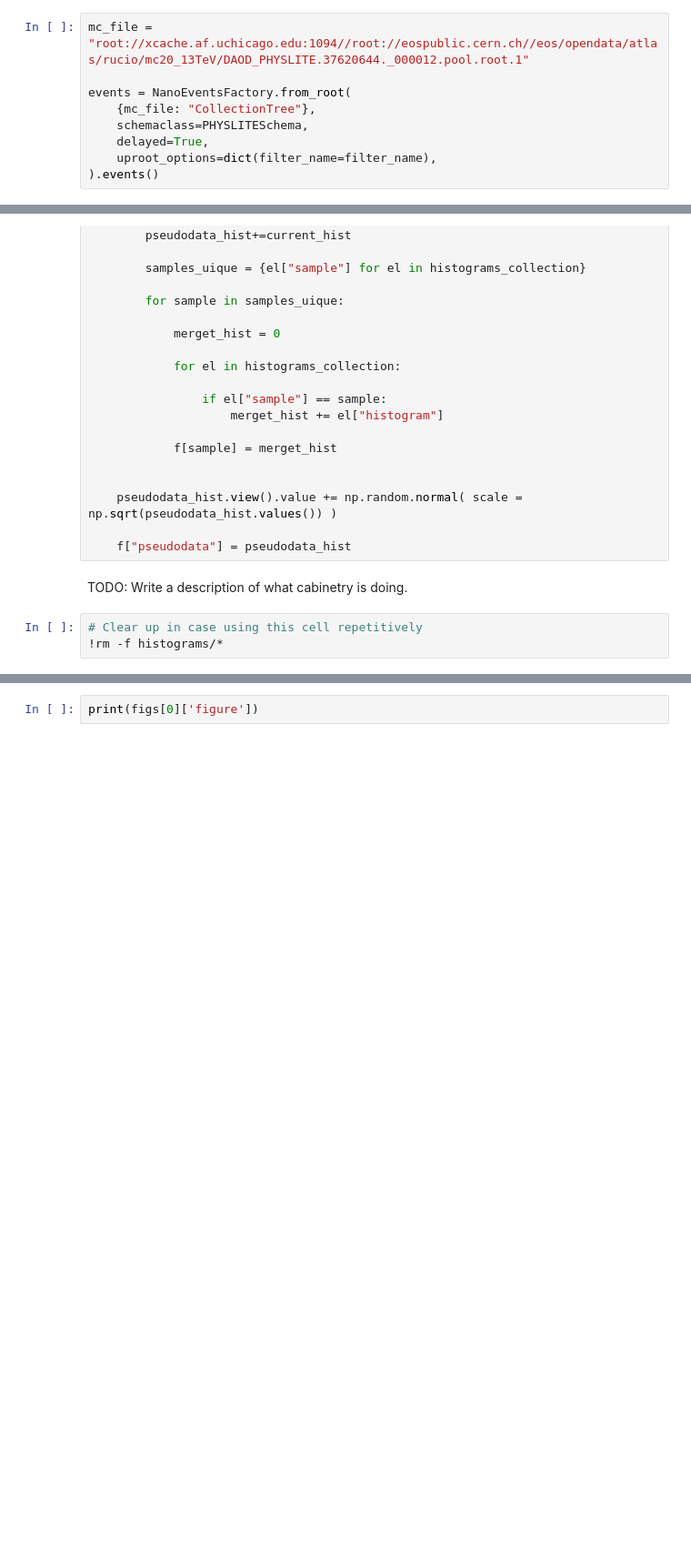
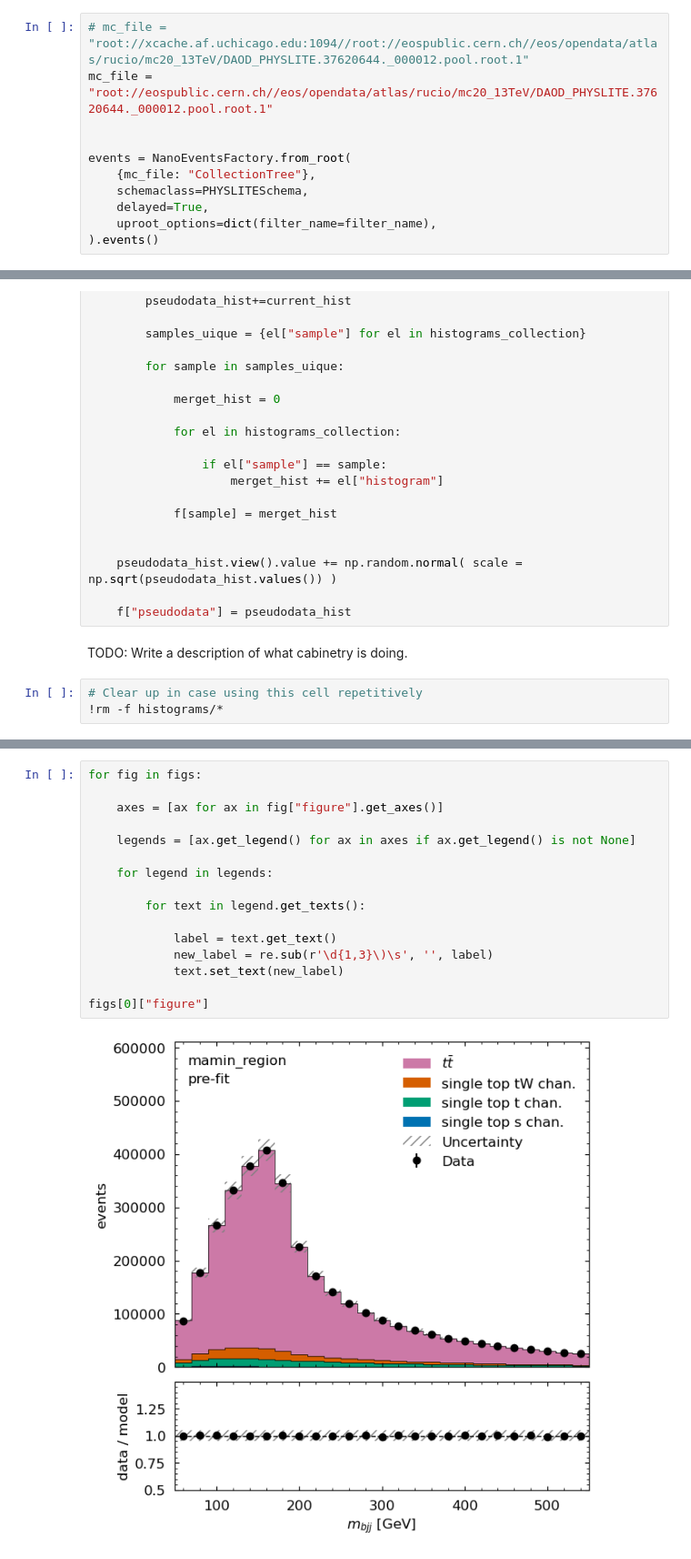
Before and after one commit to iris-hep/agc-physlite, a Jupyter notebook: main_code.ipynb, the cells around one changed output, grey strips where cells are left out. Shown at 91% size. Saved outputs shown, nothing was run; the diff lists cells and outputs as text; blank space fills up the shorter version.

Commit message:
The correct ordering of stacked histograms after cabinetry and their fine labelling was implemented.

```diff
--- a/main_code.ipynb
+++ b/main_code.ipynb
@@ -65,7 +66,9 @@ The code in the cell below will read the data from the file in a function NanoEv
 # %% [markdown]
 The file used in the next cell is one of the Montecarlo-generated files for the $t \bar{t}$ pair physical processed. See the code below for more information and a reference to the file.
 # %%
-mc_file = "root://xcache.af.uchicago.edu:1094//root://eospublic.cern.ch//eos/opendata/atlas/rucio/mc20_13TeV/DAOD_PHYSLITE.37620644._000012.pool.root.1"
+# mc_file = "root://xcache.af.uchicago.edu:1094//root://eospublic.cern.ch//eos/opendata/atlas/rucio/mc20_13TeV/DAOD_PHYSLITE.37620644._000012.pool.root.1"
+mc_file = "root://eospublic.cern.ch//eos/opendata/atlas/rucio/mc20_13TeV/DAOD_PHYSLITE.37620644._000012.pool.root.1"
+
 
 events = NanoEventsFactory.from_root(
     {mc_file: "CollectionTree"},
@@ -424,2 +450,18 @@ figs = cabinetry.visualize.data_mc(model_prediction, data, config=cabinetry_conf
-# %%
-print(figs[0]['figure'])
+# %%
+for fig in figs:
+
+    axes = [ax for ax in fig["figure"].get_axes()]
+
+    legends = [ax.get_legend() for ax in axes if ax.get_legend() is not None]
+
+    for legend in legends:
+
+        for text in legend.get_texts():
+
+            label = text.get_text()
+            new_label = re.sub(r'\d{1,3}\)\s', '', label)
+            text.set_text(new_label)
+
+figs[0]["figure"]
+# %% [output]
+[figure, added]
```
Also changed, not shown: parts of 10 cells of this notebook, 1 other file.
